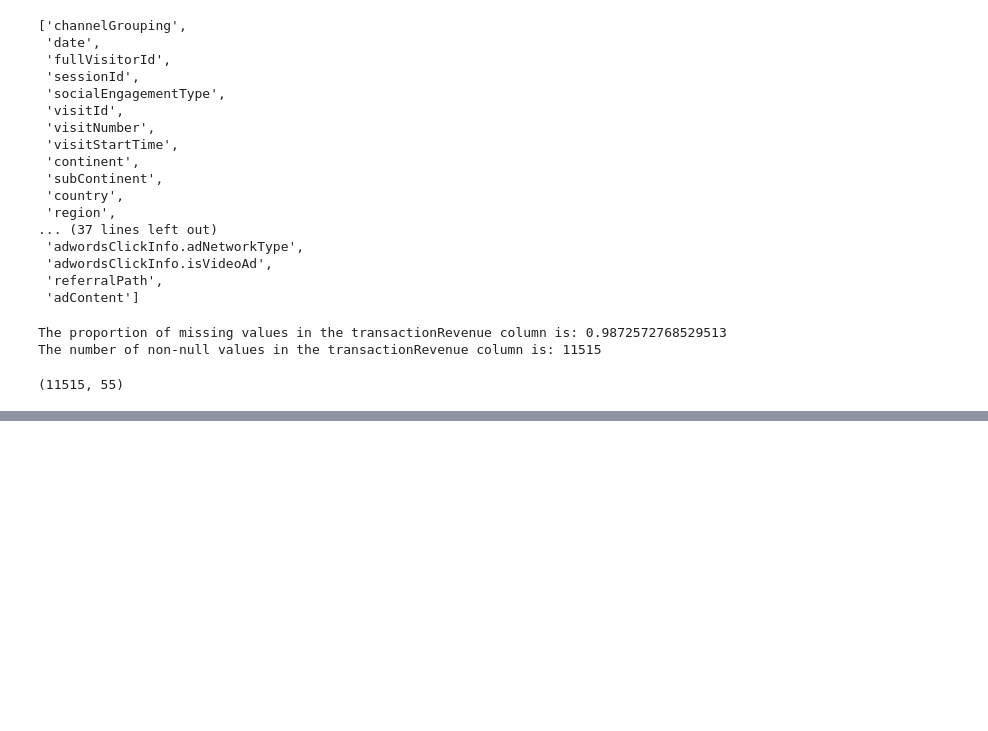
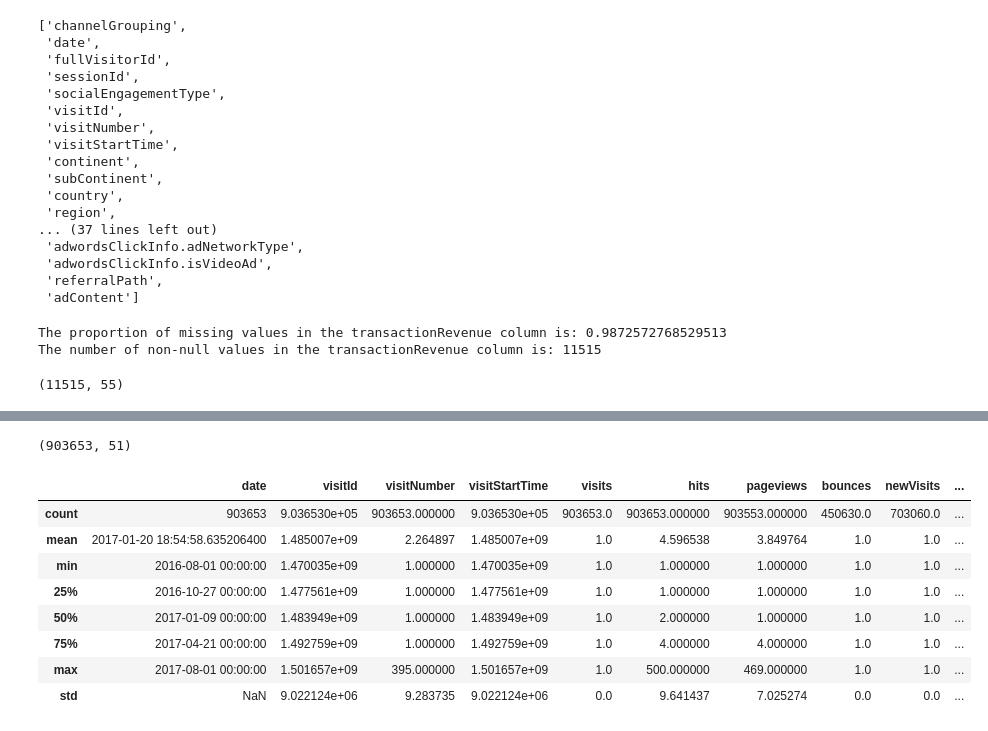
Before and after one commit to McGill-MMA-EnterpriseAnalytics/Revenue-Radar, a Jupyter notebook: Code_Customer_Revenue_Analytics.ipynb, the cells around one changed output, grey strips where cells are left out. Drawn from its saved outputs; the diff is of its cells as text; code cells hidden in the pictures; blank space fills up the shorter version.

```diff
--- a/Code_Customer_Revenue_Analytics.ipynb
+++ b/Code_Customer_Revenue_Analytics.ipynb
@@ -140,0 +188,4 @@ reg_df.to_csv('/Users/Abdul/Desktop/MMA/Enterprise Data Science/Revenue-Radar/Da
+# %%
+# Creating a new column 'Conversion' which will be used as the target variable in the classification model. 1 indicates that the customer made a purchase and 0 indicates that the customer did not make a purchase.
+df['Conversion'] = df['transactionRevenue'].notnull().astype(int)
+df.sample(5)
@@ -140,0 +208,3 @@ reg_df.to_csv('/Users/Abdul/Desktop/MMA/Enterprise Data Science/Revenue-Radar/Da
+# %%
+# Dropping the transactionRevenue column as it is not needed for the classification model
+df.drop(['transactionRevenue'], axis=1, inplace=True)
@@ -140,0 +259,5 @@ reg_df.to_csv('/Users/Abdul/Desktop/MMA/Enterprise Data Science/Revenue-Radar/Da
+# %%
+# Replacing the null values in the 'bounces' column with 0
+df['bounces'].fillna(0, inplace=True)
+# Checking the unique values in the 'bounces' column after replacing the null values
+df['bounces'].value_counts()
@@ -140,0 +325,20 @@ reg_df.to_csv('/Users/Abdul/Desktop/MMA/Enterprise Data Science/Revenue-Radar/Da
+# %%
+# dropping the id columns
+df.drop(['fullVisitorId', 'sessionId', 'visitId', 'axis=visitId'], axis=1, inplace=True)
+# %%
+# Checking the new dimensions of the dataset
+df.shape
+# %% [output]
+(903653, 51)
+# %%
+df.describe()
+# %% [output]
+|  | date | visitId | visitNumber | visitStartTime | visits | hits | pageviews | bounces | newVisits | ... |
+| count | 903653 | 9.036530e+05 | 903653.000000 | 9.036530e+05 | 903653.0 | 903653.000000 | 903553.000000 | 450630.0 | 703060.0 | ... |
+| mean | 2017-01-20 18:54:58.635206400 | 1.485007e+09 | 2.264897 | 1.485007e+09 | 1.0 | 4.596538 | 3.849764 | 1.0 | 1.0 | ... |
+| min | 2016-08-01 00:00:00 | 1.470035e+09 | 1.000000 | 1.470035e+09 | 1.0 | 1.000000 | 1.000000 | 1.0 | 1.0 | ... |
+| 25% | 2016-10-27 00:00:00 | 1.477561e+09 | 1.000000 | 1.477561e+09 | 1.0 | 1.000000 | 1.000000 | 1.0 | 1.0 | ... |
+| 50% | 2017-01-09 00:00:00 | 1.483949e+09 | 1.000000 | 1.483949e+09 | 1.0 | 2.000000 | 1.000000 | 1.0 | 1.0 | ... |
+| 75% | 2017-04-21 00:00:00 | 1.492759e+09 | 1.000000 | 1.492759e+09 | 1.0 | 4.000000 | 4.000000 | 1.0 | 1.0 | ... |
+| max | 2017-08-01 00:00:00 | 1.501657e+09 | 395.000000 | 1.501657e+09 | 1.0 | 500.000000 | 469.000000 | 1.0 | 1.0 | ... |
+| std | NaN | 9.022124e+06 | 9.283735 | 9.022124e+06 | 0.0 | 9.641437 | 7.025274 | 0.0 | 0.0 | ... |
```
Also changed, not shown: parts of 14 cells of this notebook, 2 other files.
